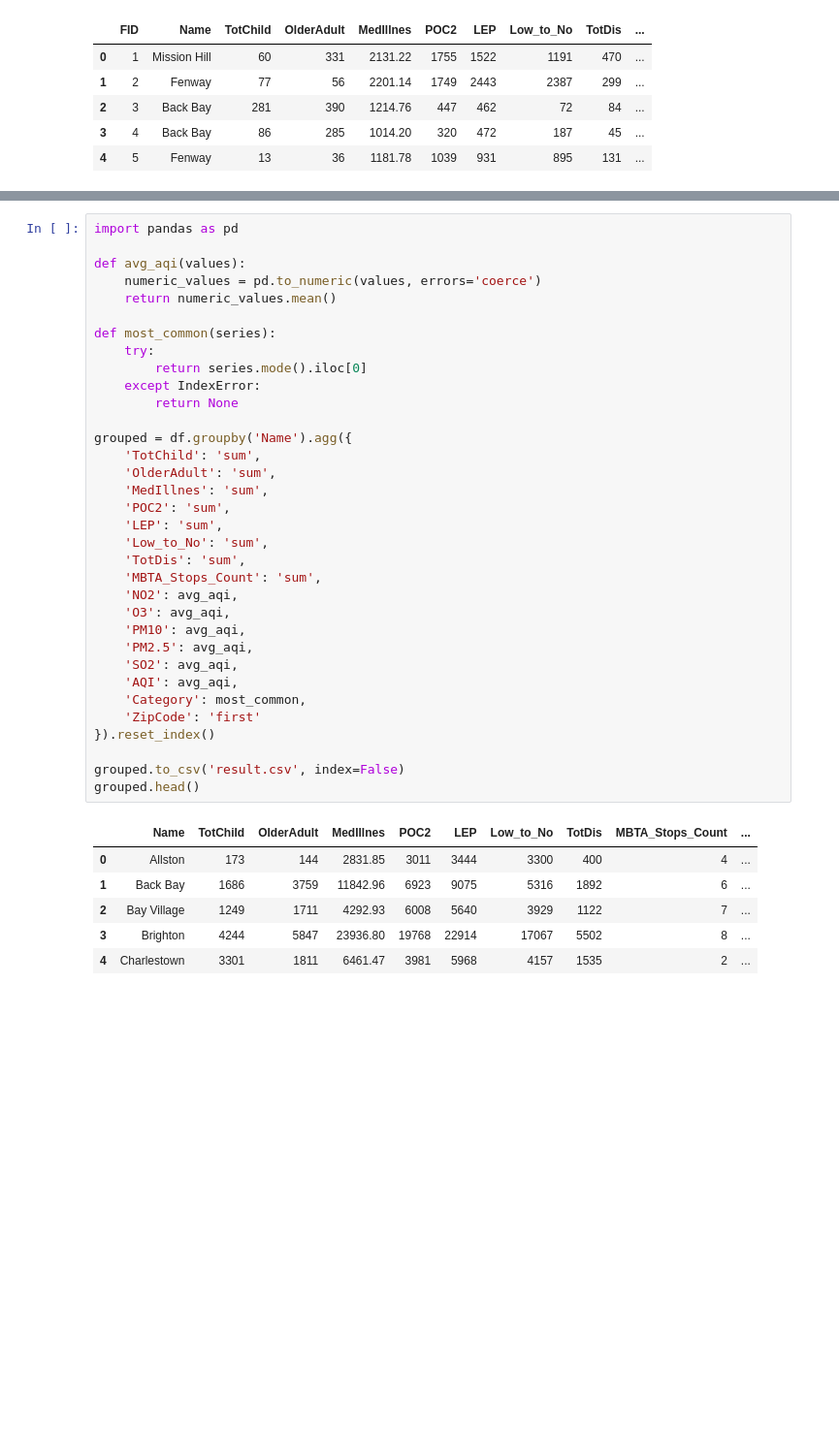
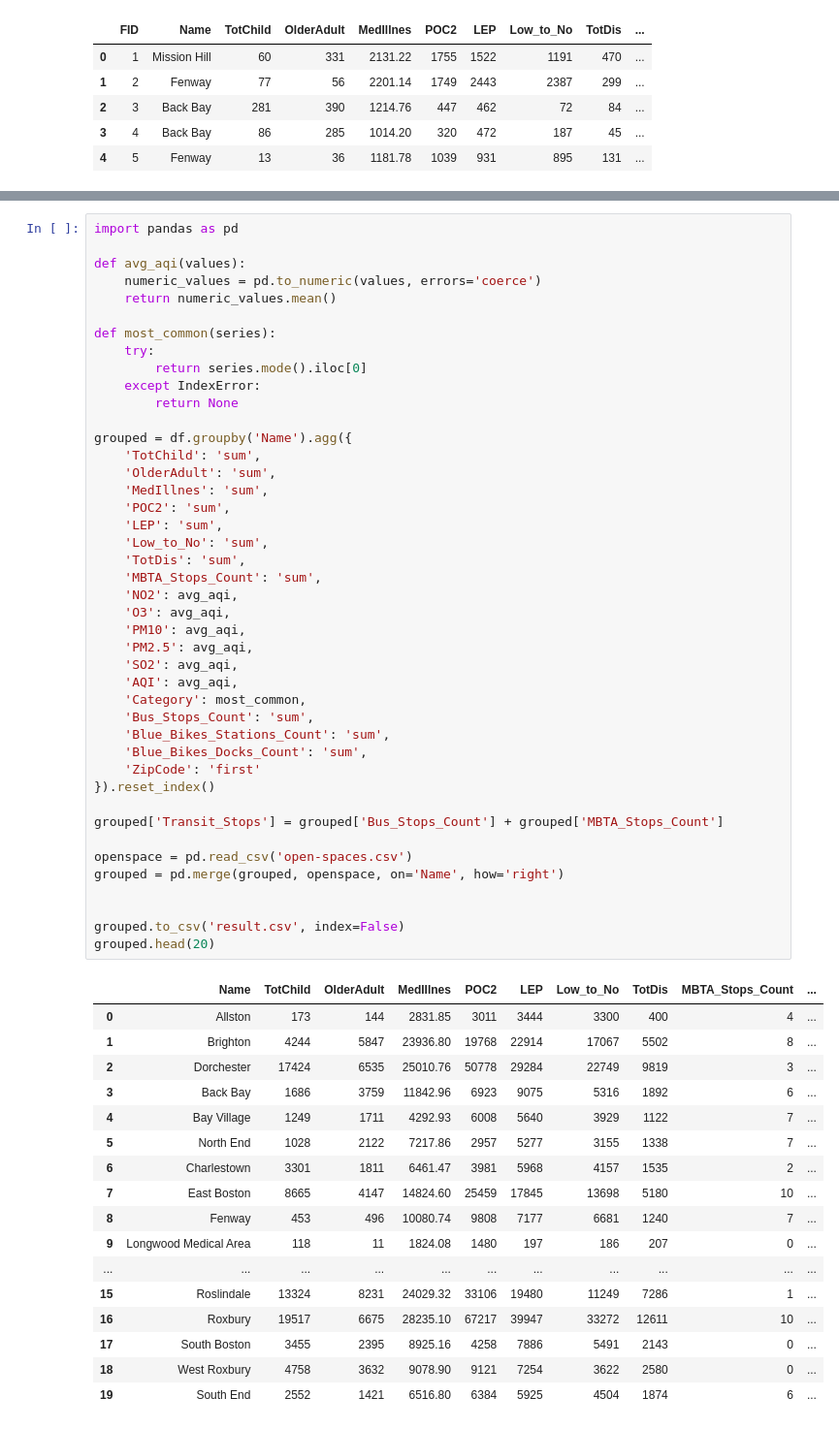
Before and after one commit to BU-Spark/ds-boston-transit-air-quality, a Jupyter notebook: fa23-team-f/data/Google AQI/tractdata.ipynb, the cells around one changed output, grey strips where cells are left out. Shown at 97% size. Saved outputs shown, nothing was run; the diff lists cells and outputs as text; blank space fills up the shorter version.

```diff
--- a/fa23-team-f/data/Google AQI/tractdata.ipynb
+++ b/fa23-team-f/data/Google AQI/tractdata.ipynb
@@ -49,35 +61,55 @@ def avg_aqi(values):
 
 def most_common(series):
     try:
         return series.mode().iloc[0]
     except IndexError:
         return None
 
 grouped = df.groupby('Name').agg({
     'TotChild': 'sum',
     'OlderAdult': 'sum',
     'MedIllnes': 'sum',
     'POC2': 'sum',
     'LEP': 'sum',
     'Low_to_No': 'sum',
     'TotDis': 'sum',
     'MBTA_Stops_Count': 'sum',
     'NO2': avg_aqi,
     'O3': avg_aqi,
     'PM10': avg_aqi,
     'PM2.5': avg_aqi,
     'SO2': avg_aqi,
     'AQI': avg_aqi,
     'Category': most_common,
+    'Bus_Stops_Count': 'sum',
+    'Blue_Bikes_Stations_Count': 'sum',
+    'Blue_Bikes_Docks_Count': 'sum',
     'ZipCode': 'first'
 }).reset_index()
 
+grouped['Transit_Stops'] = grouped['Bus_Stops_Count'] + grouped['MBTA_Stops_Count']
+
+openspace = pd.read_csv('open-spaces.csv')
+grouped = pd.merge(grouped, openspace, on='Name', how='right')
+
+
 grouped.to_csv('result.csv', index=False)
-grouped.head()
+grouped.head(20)
 # %% [output]
 |  | Name | TotChild | OlderAdult | MedIllnes | POC2 | LEP | Low_to_No | TotDis | MBTA_Stops_Count | ... |
 | 0 | Allston | 173 | 144 | 2831.85 | 3011 | 3444 | 3300 | 400 | 4 | ... |
-| 1 | Back Bay | 1686 | 3759 | 11842.96 | 6923 | 9075 | 5316 | 1892 | 6 | ... |
-| 2 | Bay Village | 1249 | 1711 | 4292.93 | 6008 | 5640 | 3929 | 1122 | 7 | ... |
-| 3 | Brighton | 4244 | 5847 | 23936.80 | 19768 | 22914 | 17067 | 5502 | 8 | ... |
-| 4 | Charlestown | 3301 | 1811 | 6461.47 | 3981 | 5968 | 4157 | 1535 | 2 | ... |
+| 1 | Brighton | 4244 | 5847 | 23936.80 | 19768 | 22914 | 17067 | 5502 | 8 | ... |
+| 2 | Dorchester | 17424 | 6535 | 25010.76 | 50778 | 29284 | 22749 | 9819 | 3 | ... |
+| 3 | Back Bay | 1686 | 3759 | 11842.96 | 6923 | 9075 | 5316 | 1892 | 6 | ... |
+| 4 | Bay Village | 1249 | 1711 | 4292.93 | 6008 | 5640 | 3929 | 1122 | 7 | ... |
+| 5 | North End | 1028 | 2122 | 7217.86 | 2957 | 5277 | 3155 | 1338 | 7 | ... |
+| 6 | Charlestown | 3301 | 1811 | 6461.47 | 3981 | 5968 | 4157 | 1535 | 2 | ... |
+| 7 | East Boston | 8665 | 4147 | 14824.60 | 25459 | 17845 | 13698 | 5180 | 10 | ... |
+| 8 | Fenway | 453 | 496 | 10080.74 | 9808 | 7177 | 6681 | 1240 | 7 | ... |
+| 9 | Longwood Medical Area | 118 | 11 | 1824.08 | 1480 | 197 | 186 | 207 | 0 | ... |
+| ... | ... | ... | ... | ... | ... | ... | ... | ... | ... | ... |
+| 15 | Roslindale | 13324 | 8231 | 24029.32 | 33106 | 19480 | 11249 | 7286 | 1 | ... |
+| 16 | Roxbury | 19517 | 6675 | 28235.10 | 67217 | 39947 | 33272 | 12611 | 10 | ... |
+| 17 | South Boston | 3455 | 2395 | 8925.16 | 4258 | 7886 | 5491 | 2143 | 0 | ... |
+| 18 | West Roxbury | 4758 | 3632 | 9078.90 | 9121 | 7254 | 3622 | 2580 | 0 | ... |
+| 19 | South End | 2552 | 1421 | 6516.80 | 6384 | 5925 | 4504 | 1874 | 6 | ... |
```
Also changed, not shown: parts of 5 cells of this notebook, 10 other files.
